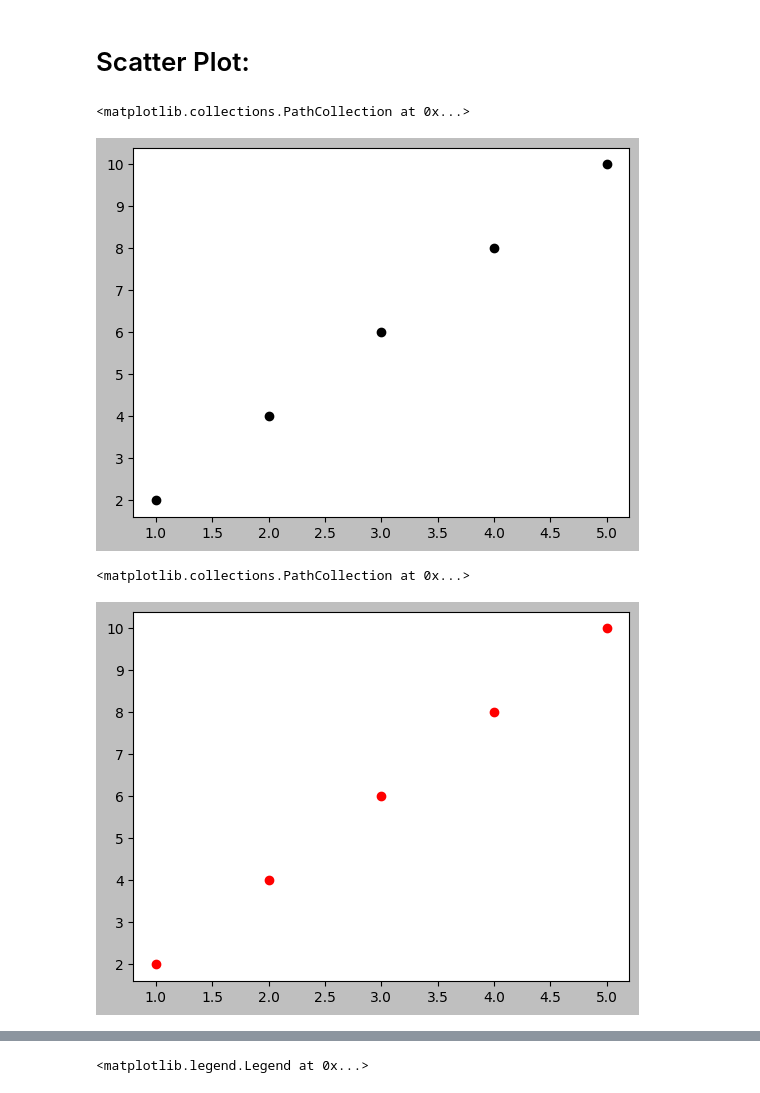
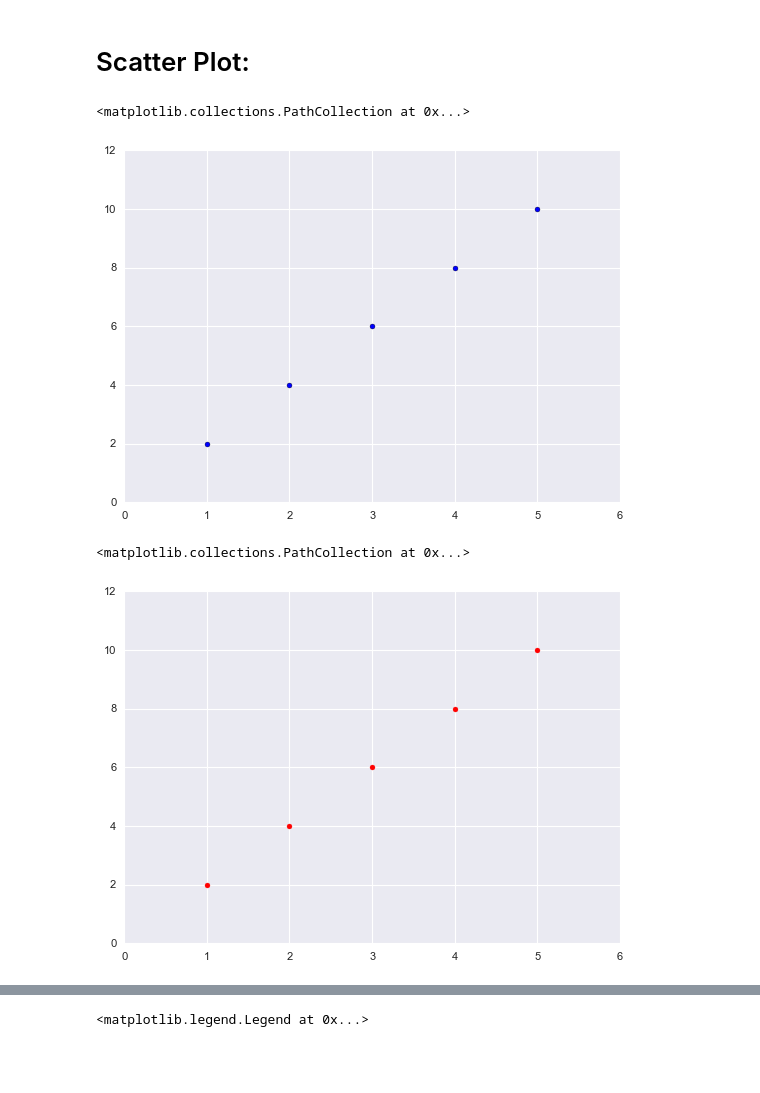
Before and after one commit to MdAdeenHussain/Data_Visualization, a Jupyter notebook: DVP.ipynb, the cells around one changed output, grey strips where cells are left out. Saved outputs shown, nothing was run; the diff lists cells and outputs as text; code cells hidden in the pictures; blank space fills up the shorter version.

```diff
--- a/DVP.ipynb
+++ b/DVP.ipynb
@@ -145,3 +145,5 @@ matplotlib.style.available
  'seaborn-v0_8-white',
  'seaborn-v0_8-whitegrid',
  'tableau-colorblind10']
+# %%
+matplotlib.style.use('ggplot')
@@ -147,0 +159,8 @@ matplotlib.style.available
+# %%
+plt.style.use("seaborn-v0_8-notebook")
+plt.plot(a,a, label="Line number 1", color="red")
+plt.plot(a,b, label="Line number 2", color="green")
+plt.plot(a,c, label="Line number 3", color="blue")
+plt.plot(a,d, label="Line number 4", color="yellow")
+plt.legend()
+plt.show()
@@ -148,15 +169,16 @@ matplotlib.style.available
 # %% [markdown]
 # Scatter Plot:
 # %%
+plt.style.use("seaborn-v0_8")
 plt.scatter(a,b)
 # %% [output]
 <matplotlib.collections.PathCollection at 0x...>
-[figure, old version]
+[figure, new version]
 # %%
 plt.scatter(a,b,color = "red")
 # %% [output]
 <matplotlib.collections.PathCollection at 0x...>
-[figure, old version]
+[figure, new version]
 # %%
 plt.scatter(a,b,color = "purple" , marker = ".")
 # %% [output]
```
Also changed, not shown: parts of 26 cells of this notebook.
